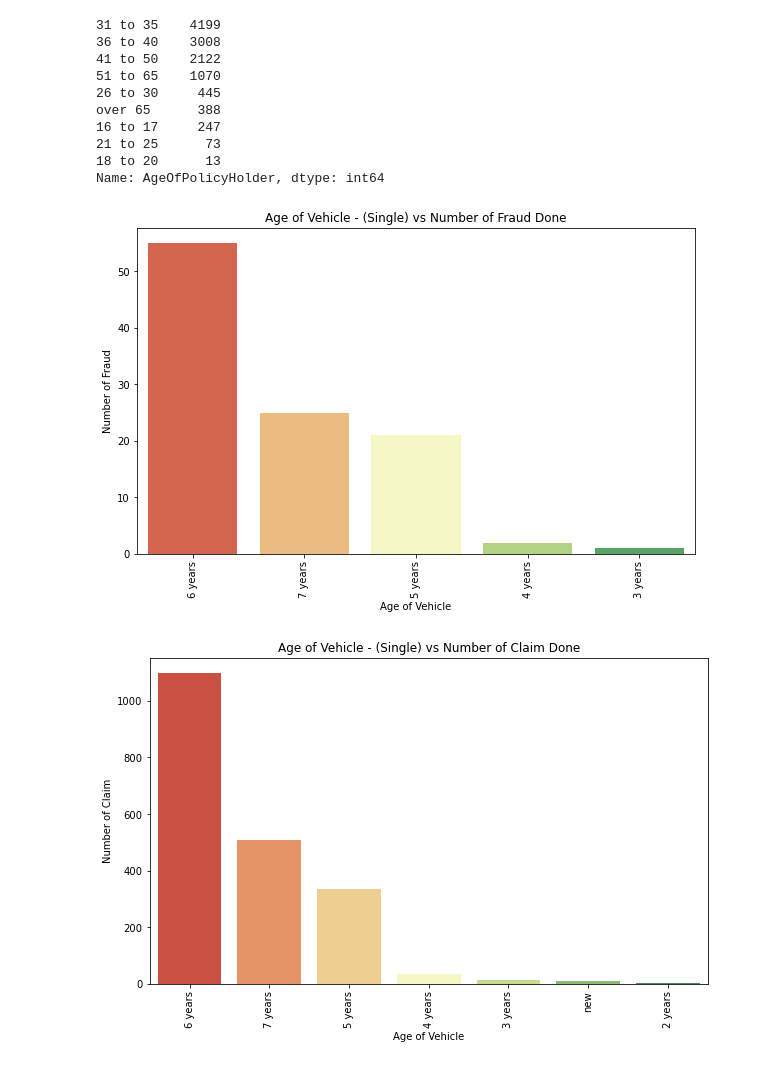
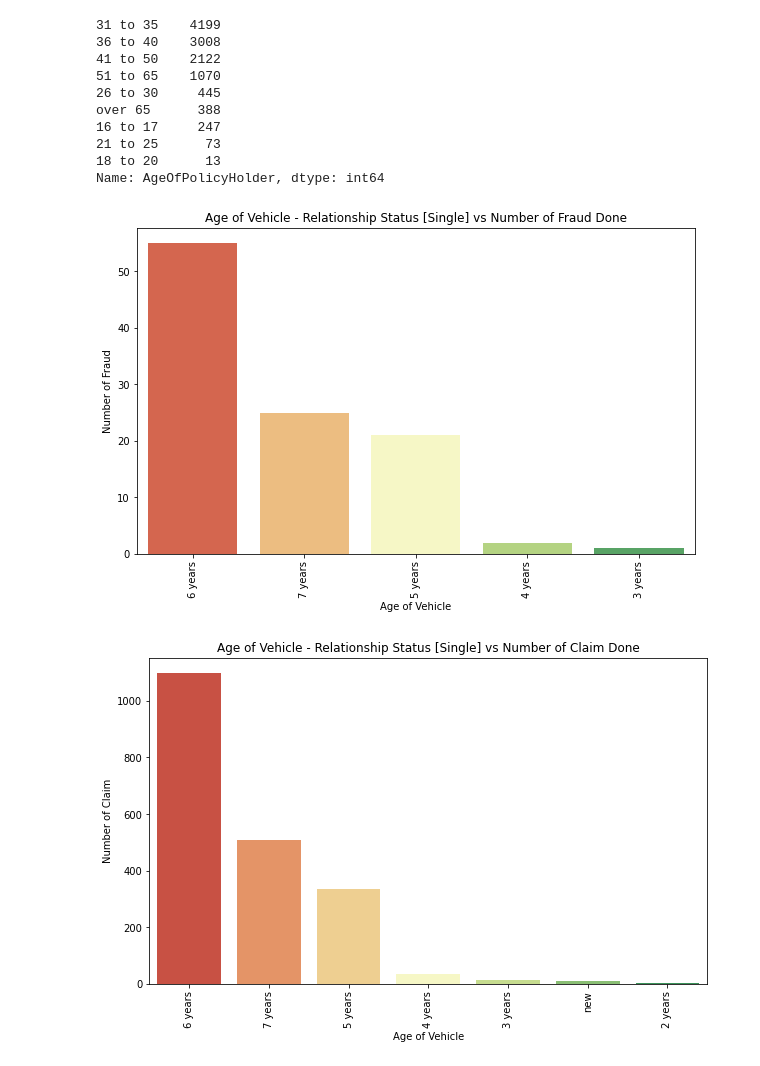
Before and after one commit to aniket414/car-insurance-fraud, a Jupyter notebook: Infographic_Visualization.ipynb, the cells around one changed output. Saved outputs shown, nothing was run; the diff lists cells and outputs as text; code cells hidden in the pictures.

Commit message:
completed visualization of dataset

```diff
--- a/Infographic_Visualization.ipynb
+++ b/Infographic_Visualization.ipynb
@@ -546,24 +678,24 @@ Name: AgeOfPolicyHolder, dtype: int64
 # %%
 single = customers[customers['MaritalStatus']=='Single']
 single = single[single['AgeOfPolicyHolder']=='31 to 35']
 fraud = single[single['FraudFound_P']==1]
 
 plt.subplots(figsize=(10, 6))
 
 sns.countplot(x='AgeOfVehicle',
               data=fraud,
               palette='RdYlGn',
               order=fraud['AgeOfVehicle'].value_counts().index)
 
 plt.xticks(rotation=90)
 
 plt.ylabel('Number of Fraud')
 plt.xlabel('Age of Vehicle')
-plt.title('Age of Vehicle - (Single) vs Number of Fraud Done')
+plt.title('Age of Vehicle - Relationship Status [Single] vs Number of Fraud Done')
 
 plt.show()
 # %% [output]
-[figure, old version]
+[figure, new version]
 # %%
 single = customers[customers['MaritalStatus']=='Single']
 single = single[single['AgeOfPolicyHolder']=='31 to 35']
@@ -580,8 +712,8 @@ plt.xticks(rotation=90)
 
 plt.ylabel('Number of Claim')
 plt.xlabel('Age of Vehicle')
-plt.title('Age of Vehicle - (Single) vs Number of Claim Done')
+plt.title('Age of Vehicle - Relationship Status [Single] vs Number of Claim Done')
 
 plt.show()
 # %% [output]
-[figure, old version]
+[figure, new version]
```
Also changed, not shown: parts of 70 cells of this notebook.
